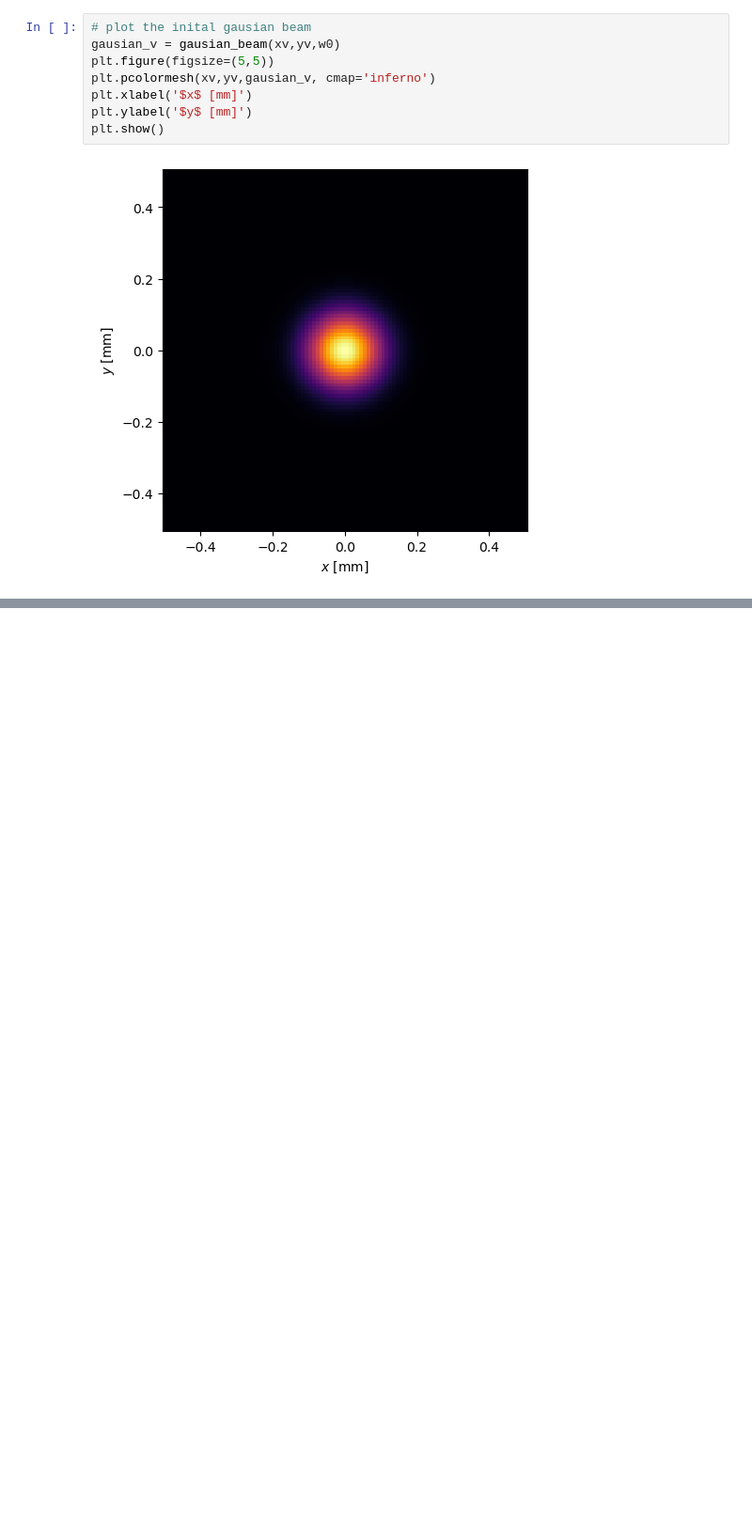
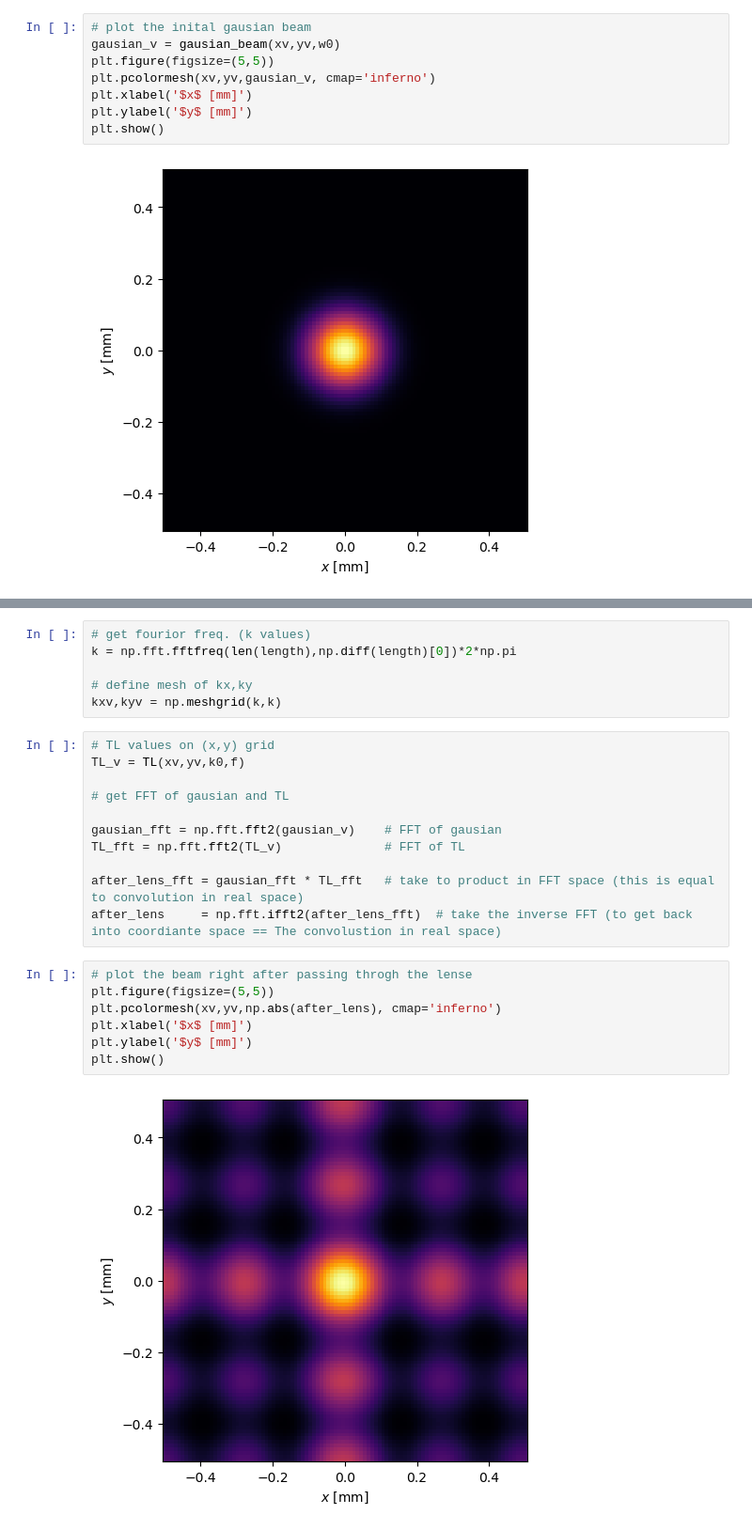
Before and after one commit to piyamure/friends, a Jupyter notebook: optics.ipynb, the cells around one changed output, grey strips where cells are left out. Shown at 94% size. Saved outputs shown, nothing was run; the diff lists cells and outputs as text; blank space fills up the shorter version.

```diff
--- a/optics.ipynb
+++ b/optics.ipynb
@@ -40,0 +48,26 @@ plt.show()
+# %%
+# get fourior freq. (k values)
+k = np.fft.fftfreq(len(length),np.diff(length)[0])*2*np.pi
+
+# define mesh of kx,ky
+kxv,kyv = np.meshgrid(k,k)
+# %%
+# TL values on (x,y) grid
+TL_v = TL(xv,yv,k0,f)
+
+# get FFT of gausian and TL
+
+gausian_fft = np.fft.fft2(gausian_v)    # FFT of gausian
+TL_fft = np.fft.fft2(TL_v)              # FFT of TL
+
+after_lens_fft = gausian_fft * TL_fft   # take to product in FFT space (this is equal to convolution in real space)
+after_lens     = np.fft.ifft2(after_lens_fft)  # take the inverse FFT (to get back into coordiante space == The convolustion in real space)
+# %%
+# plot the beam right after passing throgh the lense
+plt.figure(figsize=(5,5))
+plt.pcolormesh(xv,yv,np.abs(after_lens), cmap='inferno')
+plt.xlabel('$x$ [mm]')
+plt.ylabel('$y$ [mm]')
+plt.show()
+# %% [output]
+[figure, added]
```
Also changed, not shown: parts of 2 cells of this notebook.
